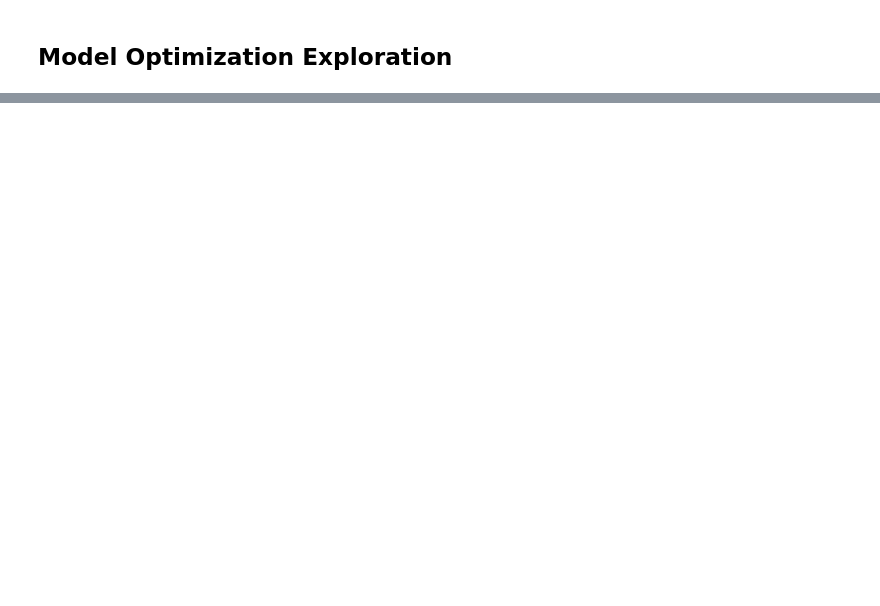
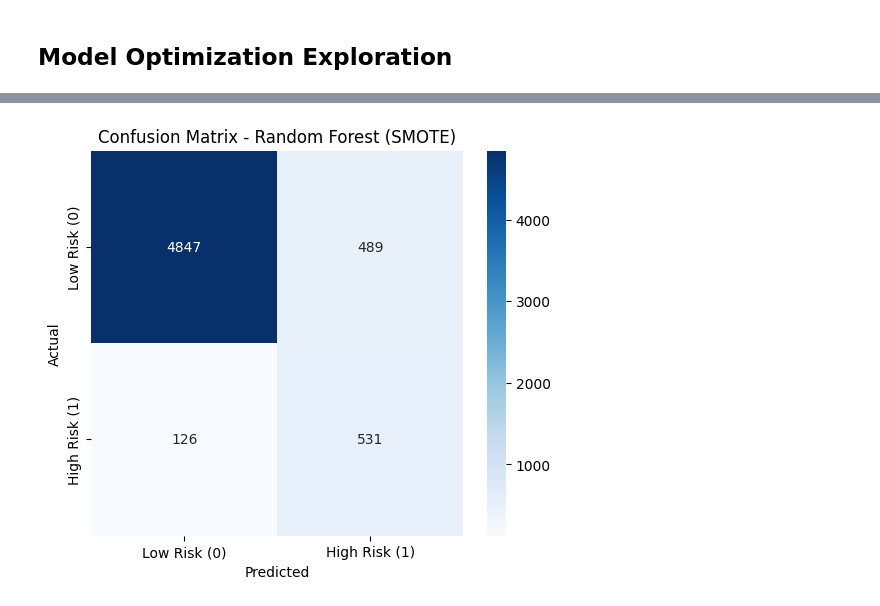
Before and after one commit to PhilipTimothe/Loan-Default-Risk-Analysis, a Jupyter notebook: notebooks/exlporatory_data_analysis.ipynb, the cells around one changed output, grey strips where cells are left out. Drawn from its saved outputs; the diff is of its cells as text; code cells hidden in the pictures; blank space fills up the shorter version.

```diff
--- a/notebooks/exlporatory_data_analysis.ipynb
+++ b/notebooks/exlporatory_data_analysis.ipynb
@@ -195,0 +397,7 @@ best_log_model = grid_search.best_estimator_
+# %%
+rf_model = RandomForestClassifier(n_estimators=100, random_state=42)
+rf_model.fit(X_train_bal, y_train_bal)
+
+y_pred_rf = rf_model.predict(X_test)
+
+print(classification_report(y_test, y_pred_rf))
@@ -195,0 +413,13 @@ best_log_model = grid_search.best_estimator_
+# %%
+# RandomForest confusion matrix
+cm = confusion_matrix(y_test, rf_model.predict(X_test))
+
+# Plot heatmap
+plt.figure(figsize=(6,5))
+sns.heatmap(cm, annot=True, fmt="d", cmap="Blues", xticklabels=["Low Risk (0)", "High Risk (1)"], yticklabels=["Low Risk (0)", "High Risk (1)"])
+plt.xlabel("Predicted")
+plt.ylabel("Actual")
+plt.title("Confusion Matrix - Random Forest (SMOTE)")
+plt.show()
+# %% [output]
+[figure, added]
```
Also changed, not shown: parts of 35 cells of this notebook.
